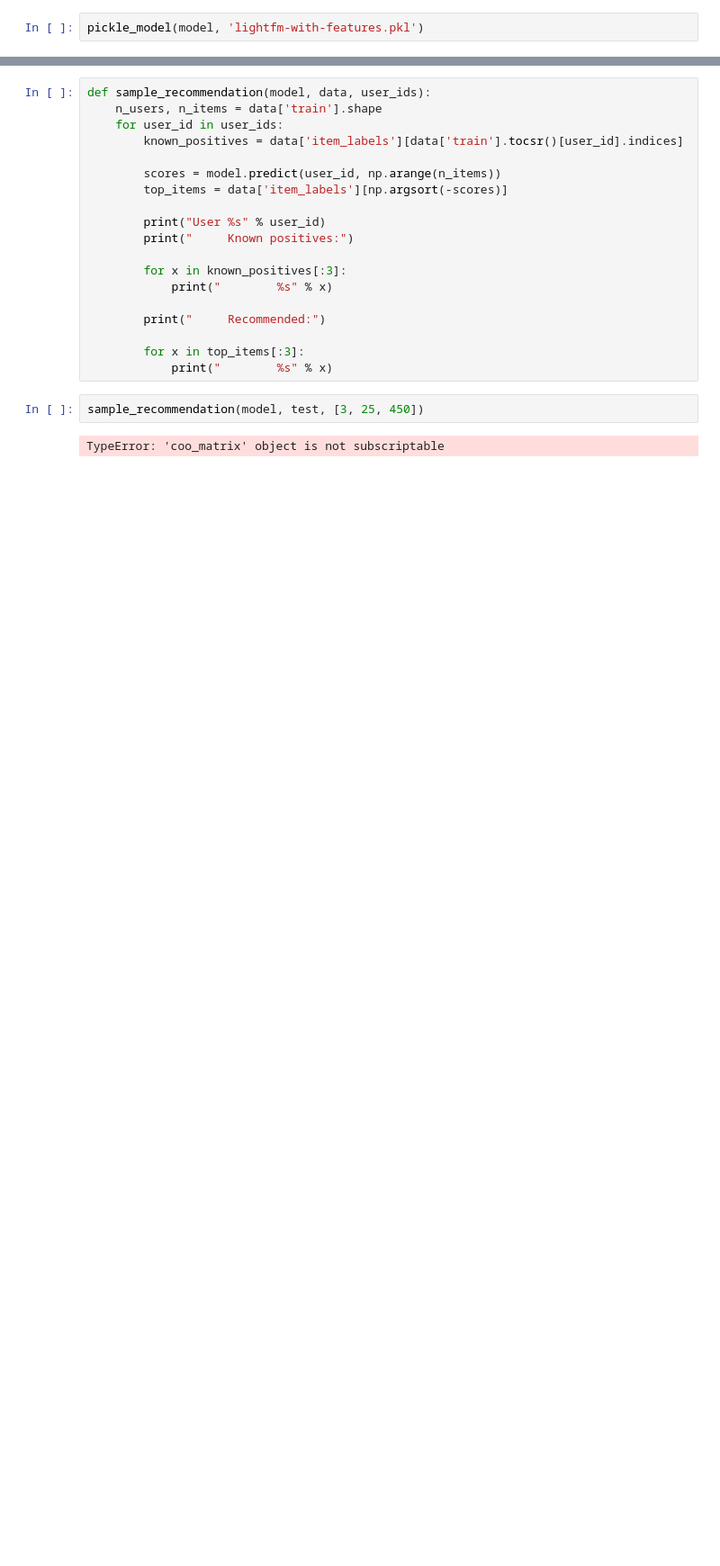
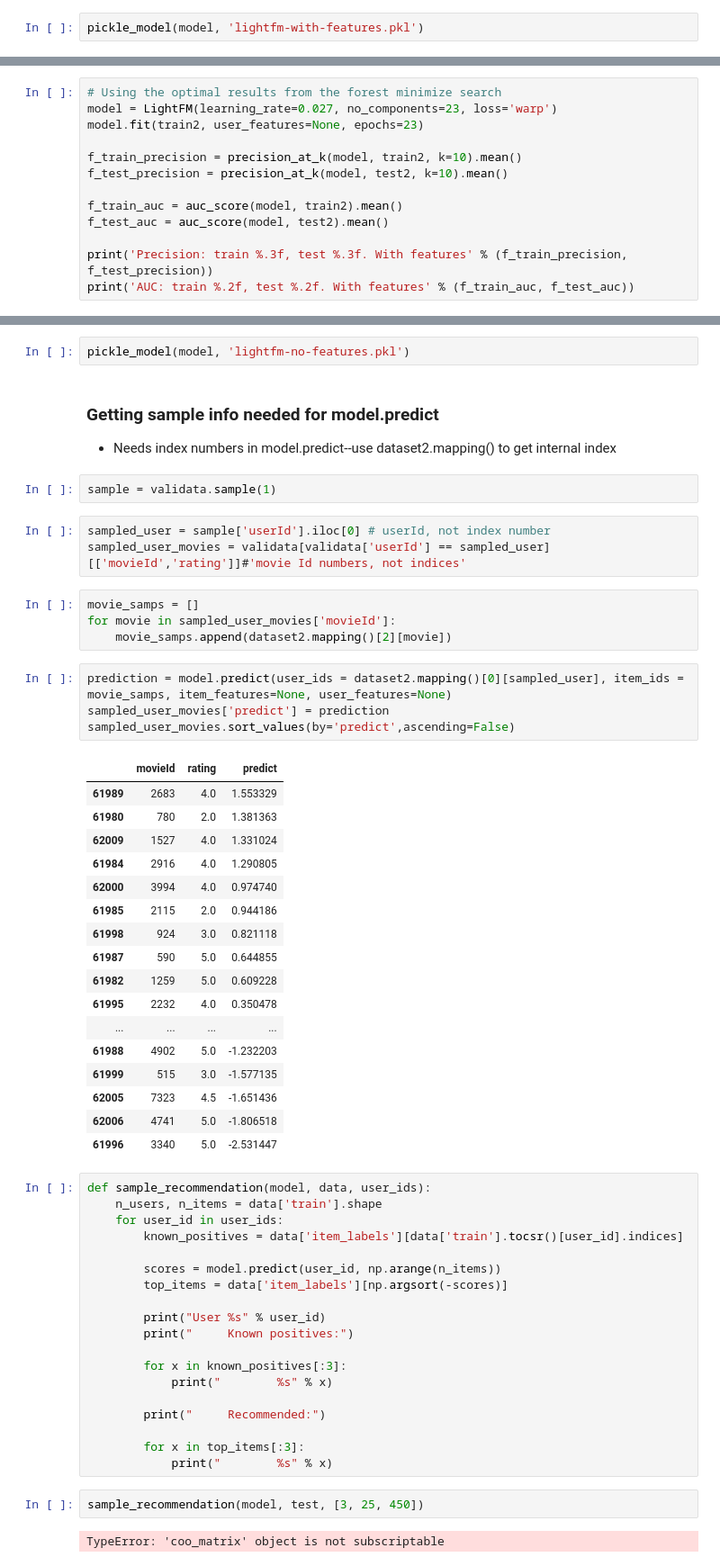
Before and after one commit to salvir1/a-better-recommender, a Jupyter notebook: lightfm-recommender.ipynb, the cells around one changed output, grey strips where cells are left out. Shown at 90% size. Saved outputs shown, nothing was run; the diff lists cells and outputs as text; blank space fills up the shorter version.

Commit message:
models close to final

```diff
--- a/lightfm-recommender.ipynb
+++ b/lightfm-recommender.ipynb
@@ -147,0 +341,13 @@ pickle_model(model, 'lightfm-with-features.pkl')
+# %%
+# Using the optimal results from the forest minimize search
+model = LightFM(learning_rate=0.027, no_components=23, loss='warp')
+model.fit(train2, user_features=None, epochs=23)
+
+f_train_precision = precision_at_k(model, train2, k=10).mean()
+f_test_precision = precision_at_k(model, test2, k=10).mean()
+
+f_train_auc = auc_score(model, train2).mean()
+f_test_auc = auc_score(model, test2).mean()
+
+print('Precision: train %.3f, test %.3f. With features' % (f_train_precision, f_test_precision))
+print('AUC: train %.2f, test %.2f. With features' % (f_train_auc, f_test_auc))
@@ -148,3 +357,39 @@ pickle_model(model, 'lightfm-with-features.pkl')
+# %%
+pickle_model(model, 'lightfm-no-features.pkl')
+# %% [markdown]
+### Getting sample info needed for model.predict
+- Needs index numbers in model.predict--use dataset2.mapping() to get internal index
+# %%
+sample = validata.sample(1)
+# %%
+sampled_user = sample['userId'].iloc[0] # userId, not index number
+sampled_user_movies = validata[validata['userId'] == sampled_user][['movieId','rating']]#'movie Id numbers, not indices'
+# %%
+movie_samps = []
+for movie in sampled_user_movies['movieId']:
+    movie_samps.append(dataset2.mapping()[2][movie])
+# %%
+prediction = model.predict(user_ids = dataset2.mapping()[0][sampled_user], item_ids = movie_samps, item_features=None, user_features=None)
+sampled_user_movies['predict'] = prediction
+sampled_user_movies.sort_values(by='predict',ascending=False)
+# %% [output]
+|  | movieId | rating | predict |
+| 61989 | 2683 | 4.0 | 1.553329 |
+| 61980 | 780 | 2.0 | 1.381363 |
+| 62009 | 1527 | 4.0 | 1.331024 |
+| 61984 | 2916 | 4.0 | 1.290805 |
+| 62000 | 3994 | 4.0 | 0.974740 |
+| 61985 | 2115 | 2.0 | 0.944186 |
+| 61998 | 924 | 3.0 | 0.821118 |
+| 61987 | 590 | 5.0 | 0.644855 |
+| 61982 | 1259 | 5.0 | 0.609228 |
+| 61995 | 2232 | 4.0 | 0.350478 |
+| ... | ... | ... | ... |
+| 61988 | 4902 | 5.0 | -1.232203 |
+| 61999 | 515 | 3.0 | -1.577135 |
+| 62005 | 7323 | 4.5 | -1.651436 |
+| 62006 | 4741 | 5.0 | -1.806518 |
+| 61996 | 3340 | 5.0 | -2.531447 |
 # %%
 def sample_recommendation(model, data, user_ids):
     n_users, n_items = data['train'].shape
```
Also changed, not shown: parts of 30 cells of this notebook, 3 other files.
